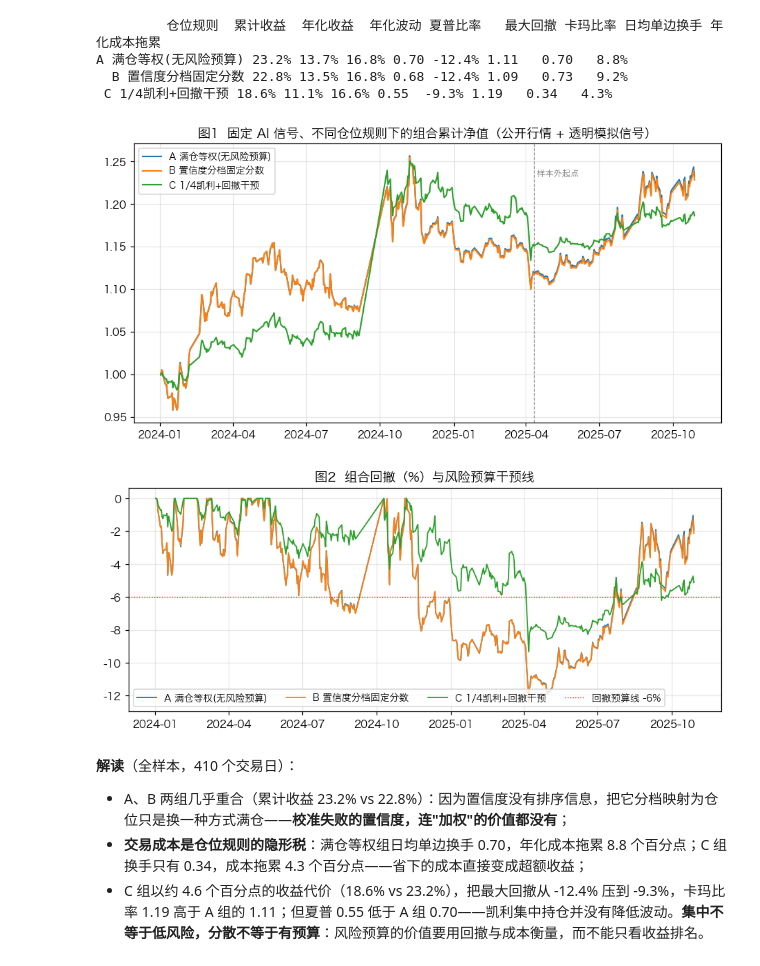
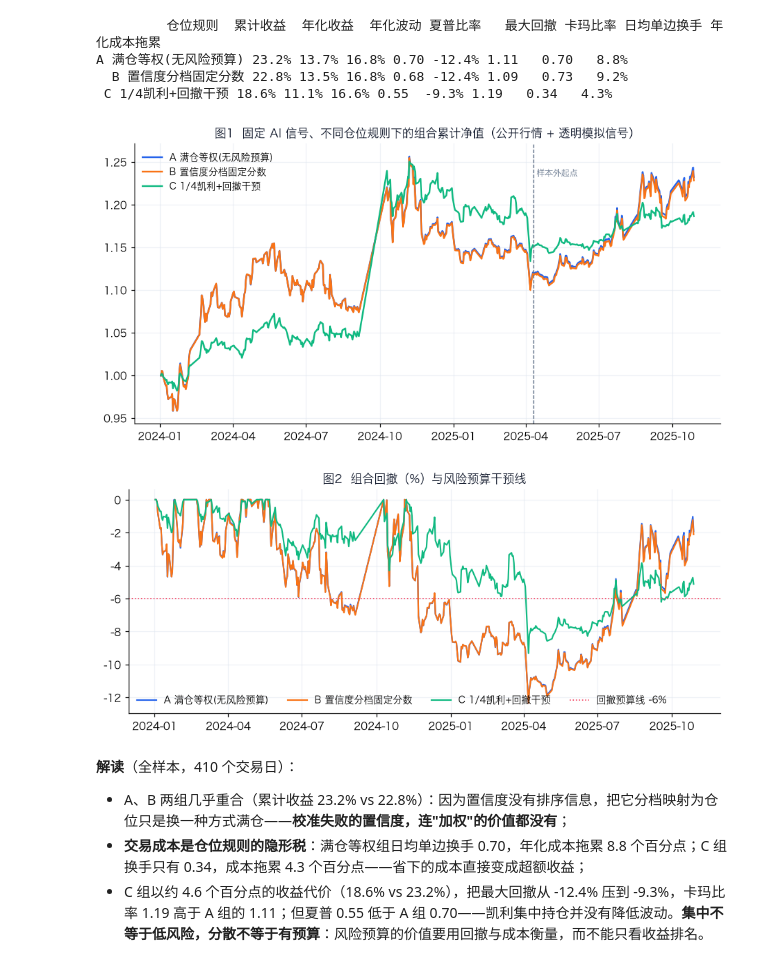
Before and after one commit to Fudan2026/vsim-sandbox-assets, a Jupyter notebook: main.ipynb, the cells around one changed output. Saved outputs shown, nothing was run; the diff lists cells and outputs as text; code cells hidden in the pictures.

```diff
--- a/main.ipynb
+++ b/main.ipynb
@@ -320,27 +320,38 @@ A 满仓等权(无风险预算) 23.2% 13.7% 16.8% 0.70 -12.4% 1.11   0.70   8.8%
   B 置信度分档固定分数 22.8% 13.5% 16.8% 0.68 -12.4% 1.09   0.73   9.2%
  C 1/4凯利+回撤干预 18.6% 11.1% 16.6% 0.55  -9.3% 1.19   0.34   4.3%
 # %%
+# 视觉规范：与教学 PPT 同一色板（A 蓝 / B 橙 / C 绿）
+COLORS = {"A": "#2563EB", "B": "#F97316", "C": "#10B981"}
+def _c(name):
+    return COLORS.get(name.strip()[0], "#64748B")
 fig, ax = plt.subplots(figsize=(10, 4.8))
 for name, s in navs.items():
-    ax.plot(s.index, s.values, label=name, lw=1.4)
-ax.axvline(dates[t_is_end], color="gray", ls="--", lw=0.8)
-ax.text(dates[t_is_end], ax.get_ylim()[1] * 0.97, " 样本外起点", fontsize=8, color="gray")
-ax.set_title("图1  固定 AI 信号、不同仓位规则下的组合累计净值（公开行情 + 透明模拟信号）")
-ax.legend(fontsize=9); ax.grid(alpha=0.3)
+    ax.plot(s.index, s.values, label=name, lw=1.6, color=_c(name))
+ax.axvline(dates[t_is_end], color="#64748B", ls="--", lw=0.9)
+ax.text(dates[t_is_end], ax.get_ylim()[1] * 0.97, " 样本外起点", fontsize=8, color="#64748B")
+ax.set_title("图1  固定 AI 信号、不同仓位规则下的组合累计净值（公开行情 + 透明模拟信号）",
+             fontsize=11, color="#0F172A")
+ax.legend(fontsize=9, frameon=False)
+ax.grid(alpha=0.6, color="#E2E8F0")
+for sp in ["top", "right"]:
+    ax.spines[sp].set_visible(False)
 plt.show()
 # %% [output]
-[figure, old version]
+[figure, new version]
 # %%
 fig, ax = plt.subplots(figsize=(10, 3.8))
 for name, s in navs.items():
     dd = s / s.cummax() - 1
-    ax.plot(dd.index, dd.values * 100, label=name, lw=1.2)
-ax.axhline(-MAX_DD * 100, color="red", ls=":", lw=0.9, label="回撤预算线 -6%")
-ax.set_title("图2  组合回撤（%）与风险预算干预线")
-ax.legend(fontsize=9, ncol=4); ax.grid(alpha=0.3)
+    ax.plot(dd.index, dd.values * 100, label=name, lw=1.4, color=_c(name))
+ax.axhline(-MAX_DD * 100, color="#F43F5E", ls=":", lw=1.1, label="回撤预算线 -6%")
+ax.set_title("图2  组合回撤（%）与风险预算干预线", fontsize=11, color="#0F172A")
+ax.legend(fontsize=9, ncol=4, frameon=False, loc="lower left")
+ax.grid(alpha=0.6, color="#E2E8F0")
+for sp in ["top", "right"]:
+    ax.spines[sp].set_visible(False)
 plt.show()
 # %% [output]
-[figure, old version]
+[figure, new version]
 # %% [markdown]
 **解读**（全样本，410 个交易日）：
 
```
Also changed, not shown: parts of 11 cells of this notebook, 7 other files.
